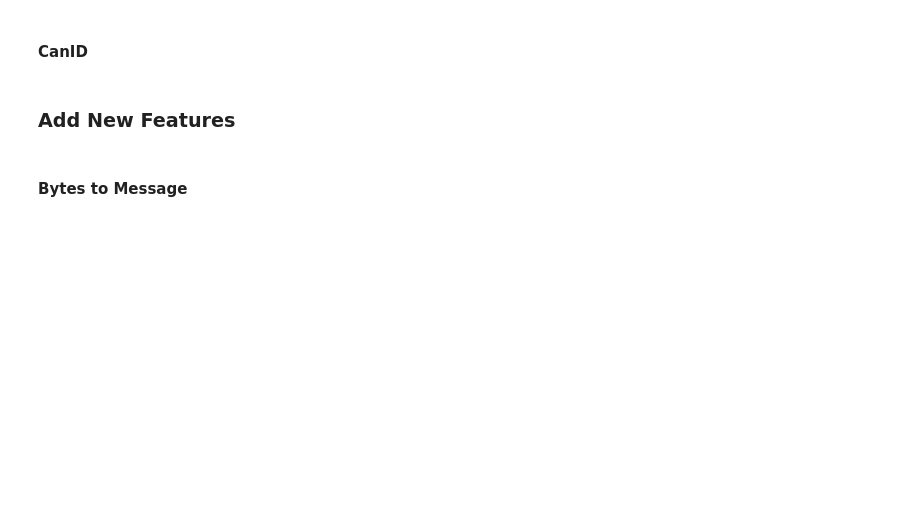
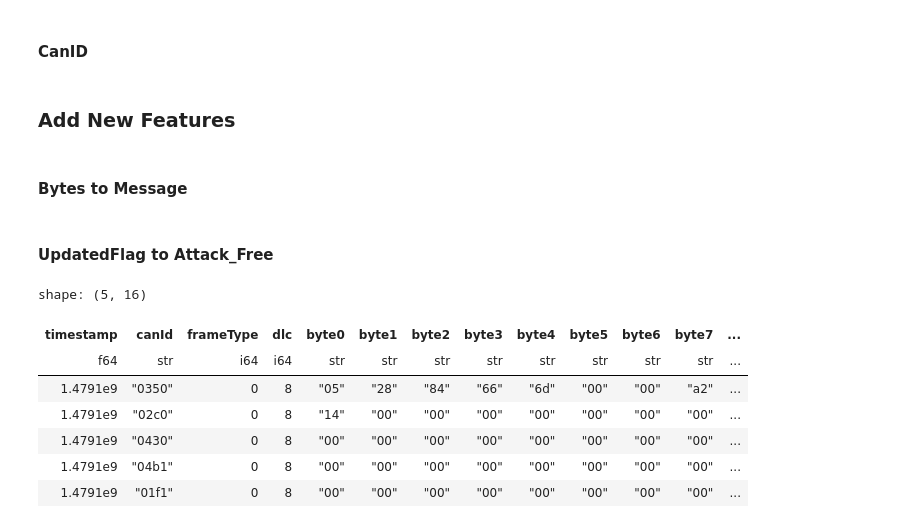
Before and after one commit to FatimeNazliAs/Intrusion-Detection-Systems-using-ML, a Jupyter notebook: notebooks/manipulation.ipynb, the cells around one changed output. Drawn from its saved outputs; the diff is of its cells as text; code cells hidden in the pictures; blank space fills up the shorter version.

```diff
--- a/notebooks/manipulation.ipynb
+++ b/notebooks/manipulation.ipynb
@@ -174,13 +163,10 @@ def convert_multiple_dfs_str_hex_canid_to_int(dfs, new_column_name, existing_col
         for df in dfs
     ]
 # %%
-new_canid_column_name = "updatedCanIdInt"
-existing_canid_column_name = "canId"
-
-converted_dfs = convert_multiple_dfs_str_hex_canid_to_int(
-    dfs, new_canid_column_name, existing_canid_column_name
+converted_canid_dfs = convert_multiple_dfs_str_hex_canid_to_int(
+    converted_timestamp_dfs, new_canid_column_name, existing_canid_column_name
 )
-dos_df, fuzzy_df, attack_free_df = converted_dfs
+dos_df, fuzzy_df, attack_free_df = converted_canid_dfs
 # %% [markdown]
 ### Add New Features
 # %% [markdown]
@@ -231,10 +217,38 @@ def combine_multiple_dfs_bytes_to_message_column(dfs,existing_column_name,new_co
         for df in dfs
     ]
 # %%
-
-existing_dlc_column_name="dlc"
-new_message_column_name="message"
-combined_dfs = combine_multiple_dfs_bytes_to_message_column(
-    dfs, existing_dlc_column_name,new_message_column_name
+added_message_dfs = combine_multiple_dfs_bytes_to_message_column(
+    converted_canid_dfs, existing_dlc_column_name,new_message_column_name
 )
-dos_df, fuzzy_df, attack_free_df = combined_dfs
+dos_df, fuzzy_df, attack_free_df = added_message_dfs
+# %% [markdown]
+#### UpdatedFlag to Attack_Free
+# %%
+def add_updated_flag_column_to_attack_free(df):
+    """
+    Adds an 'updatedFlag' column to the attack-free DataFrame, assigning 'R'(representing a normal message) to all rows.
+
+    Parameters
+    ----------
+    df : pl.DataFrame
+        The input DataFrame to which the 'updatedFlag' column will be added.
+
+    Returns
+    -------
+    pl.DataFrame
+        DataFrame with newly added updatedFlag str column.
+    """
+    updated_flag=pl.Series('updatedFlag',["R"]*len(df))
+    return df.with_columns(updated_flag)
+# %%
+attack_free_df=add_updated_flag_column_to_attack_free(attack_free_df)
+attack_free_df.head()
+# %% [output]
+shape: (5, 16)
+| timestamp | canId | frameType | dlc | byte0 | byte1 | byte2 | byte3 | byte4 | byte5 | byte6 | byte7 | ... |
+| f64 | str | i64 | i64 | str | str | str | str | str | str | str | str | ... |
+| 1.4791e9 | "0350" | 0 | 8 | "05" | "28" | "84" | "66" | "6d" | "00" | "00" | "a2" | ... |
+| 1.4791e9 | "02c0" | 0 | 8 | "14" | "00" | "00" | "00" | "00" | "00" | "00" | "00" | ... |
+| 1.4791e9 | "0430" | 0 | 8 | "00" | "00" | "00" | "00" | "00" | "00" | "00" | "00" | ... |
+| 1.4791e9 | "04b1" | 0 | 8 | "00" | "00" | "00" | "00" | "00" | "00" | "00" | "00" | ... |
+| 1.4791e9 | "01f1" | 0 | 8 | "00" | "00" | "00" | "00" | "00" | "00" | "00" | "00" | ... |
```
Also changed, not shown: parts of 17 cells of this notebook, 1 other file.
